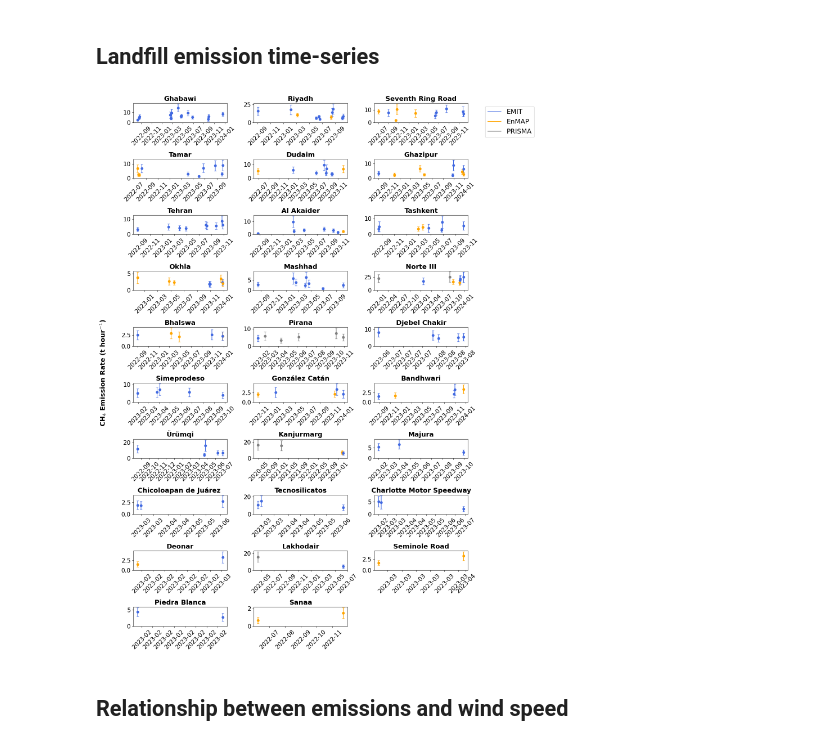
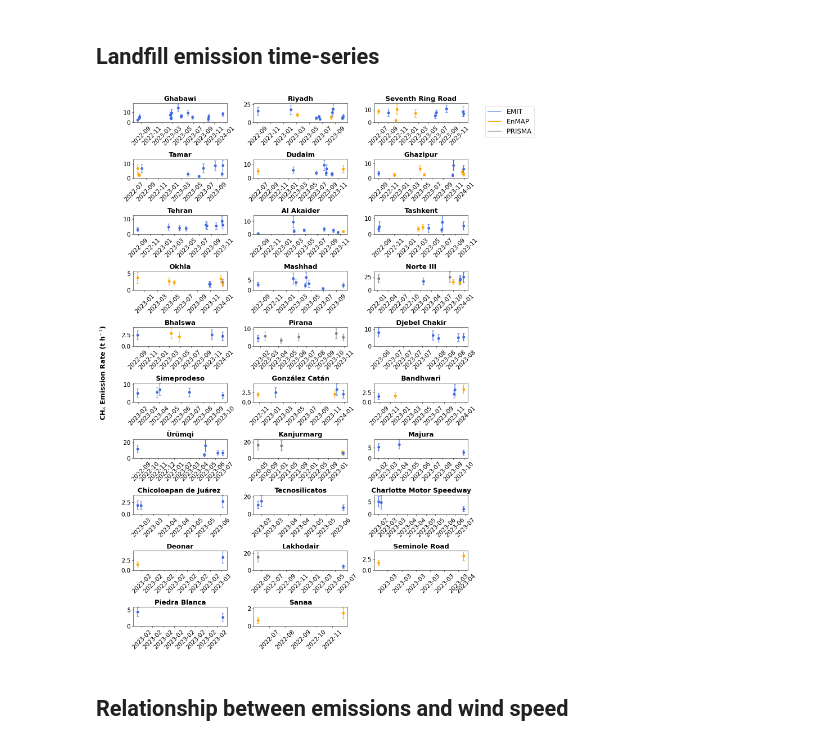
Before and after one commit to zxdawn/Hyper-Landfill, a Jupyter notebook: notebooks/emission_timeseries.ipynb, the cells around one changed output. Cells and saved outputs as stored; diff of their text form; code cells hidden in the pictures.

```diff
--- a/notebooks/emission_timeseries.ipynb
+++ b/notebooks/emission_timeseries.ipynb
@@ -134,35 +134,35 @@ fig, axs = plt.subplots(nrows=nrows, ncols=ncols, figsize=(13, 20))#, sharex=Tru
 axs = axs.flatten()
 
 for index,name in enumerate(landfill_name_all):
     plot_errorbar_stats(axs[index], df_tseries_all[df_tseries_all['name']==name], title=name)
 
 fig.tight_layout()
 
 empty_fig_num = nrows*ncols - len(landfill_name_all)
 if empty_fig_num > 0:
     for i in range(empty_fig_num):
         axs[-i-1].axis('off')
 
 fig.legend(
     loc='upper right',
     bbox_to_anchor=(1.15, 0.98),
     handles=[
         Line2D([], [], c='royalblue', label="EMIT"),
         Line2D([], [], c='orange', label="EnMAP"),
         Line2D([], [], c='gray', label="PRISMA"),
     ]
 )
 
 for ax in axs:
     ax.set_ylim(ymin=0)
 
 # fig.text(0.5, -0.02, 'Date', ha='center', size=font_size, fontweight='bold')
-fig.text(-0.05, 0.5, 'CH$_4$ Emission Rate (t hour$^{-1}$)', va='center', rotation='vertical', size=font_size, fontweight='bold')
+fig.text(-0.05, 0.5, 'CH$_4$ Emission Rate (t h$^{-1}$)', va='center', rotation='vertical', size=font_size, fontweight='bold')
 
 fig.tight_layout()
 fig.savefig('../figures/emission_tseries_all.pdf')
 # %% [output]
-[figure, old version]
+[figure, new version]
 # %% [markdown]
 ## Relationship between emissions and wind speed
 # %%
```
Also changed, not shown: parts of 5 cells of this notebook.
